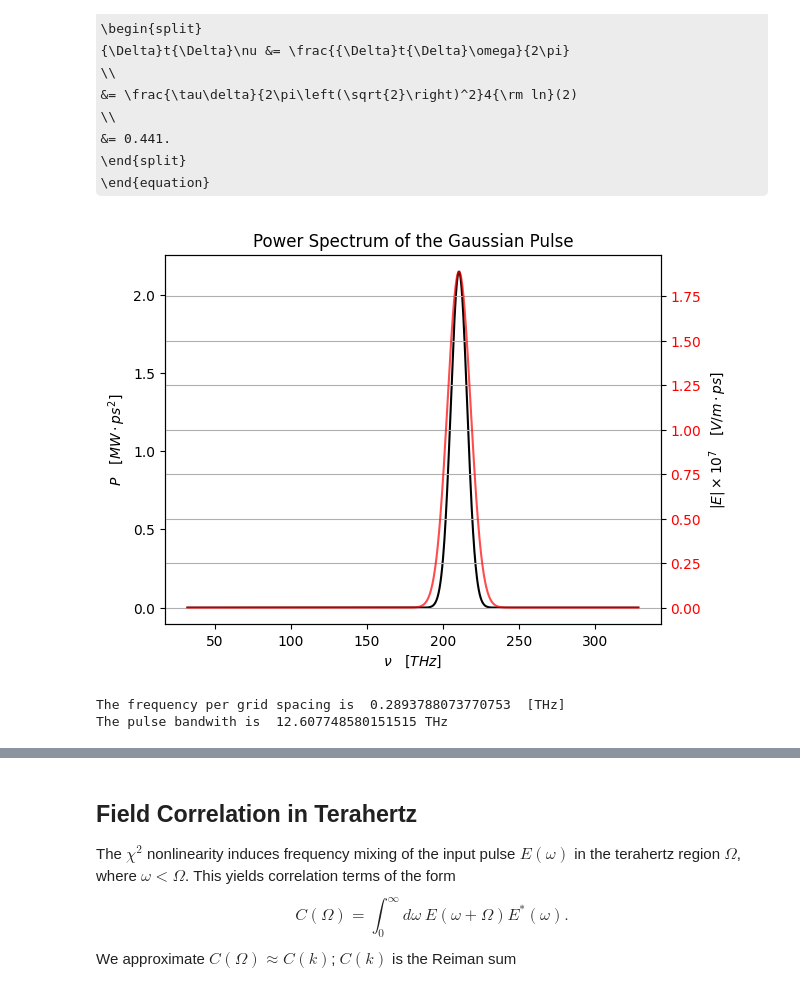
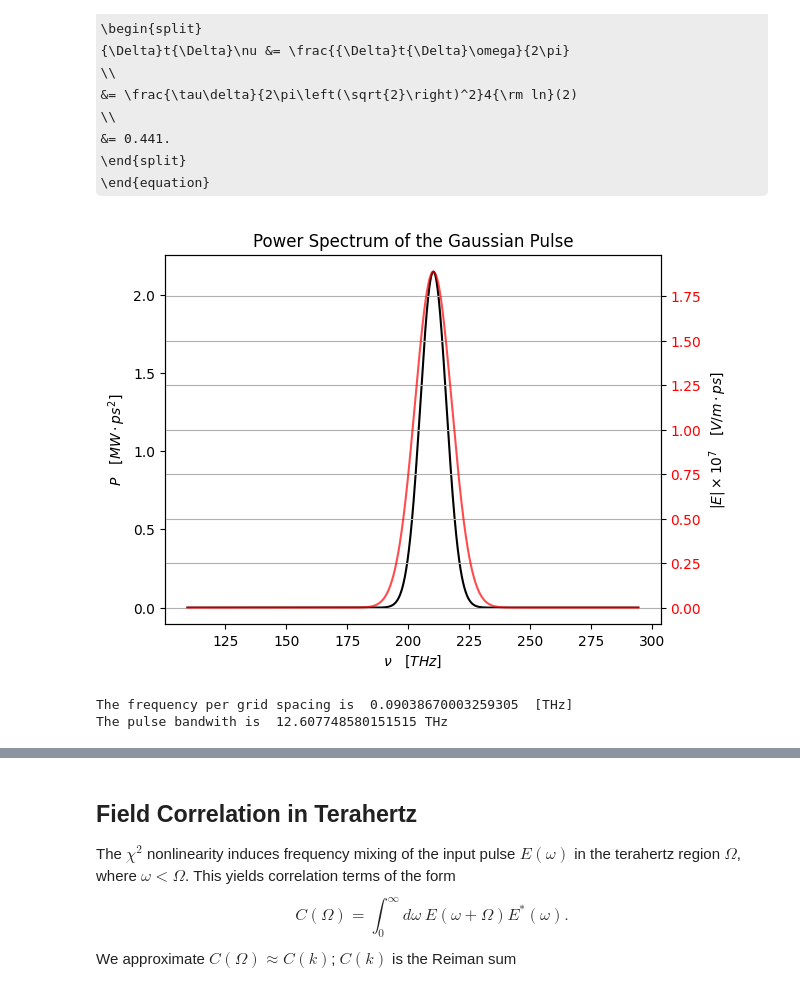
Before and after one commit to p-engel/nonlinear_optics, a Jupyter notebook: optical_rectification/analysis.ipynb, the cells around one changed output, grey strips where cells are left out. Saved outputs shown, nothing was run; the diff lists cells and outputs as text; code cells hidden in the pictures; some formulas as TeX source.

```diff
--- a/optical_rectification/analysis.ipynb
+++ b/optical_rectification/analysis.ipynb
@@ -84,10 +84,13 @@ where
 fig, (ax, ax1) = plt.subplots(1, 2, figsize=(14, 5))
 
 # initialize Gaussian
-f0 = c_thz / 1425e-9  # [THz]
-t_fwhm = 35e-3 # [ps]
+lam0 = 1425e-9                                            # [nm]
+f0 = c_thz / lam0                                         # [THz]
+t_fwhm = 35e-3                                            # [ps]
 b0 = 2 / ( np.sqrt(2*np.log(2)) ) * 1e-3
-g = definitions.Gaussian(freq=f0, duration=t_fwhm, waist=b0, Nr=40)
+pulse = definitions.Gaussian(
+    freq=f0, duration=t_fwhm, waist=b0, Nr=40, Nw=2**11
+)
 
 # domain
 r = np.linspace(-4e-3, 4e-3, 300)
@@ -95,7 +98,7 @@ r_pos = r[r >= 0]
 z = np.linspace(-15e-6, 15e-6, 1000)
 Z, R = np.meshgrid(z, r)
 
-E = g.amplitude(R, Z) * np.exp(1j * g.k0 * Z)
+E = pulse.amplitude(r=R, z=Z) * np.exp(1j * pulse.k0 * Z)
 vmax = np.max(np.abs(E))
 im = ax.imshow(
     abs(np.real(E)),
@@ -111,12 +114,12 @@ ax.set_ylabel('r [mm]')
 ax.set_title('Gaussian Beam Electric Field')
 plt.colorbar(
     im, ax=ax,
-    label=r'$\vert {\rm Re}\{E_0\} \vert \quad [V/m]$'
+    label=r'$\vert {\rm Re}\{E\} \vert \quad [V/m]$'
 )
 
 # --- Gaussian envelope at z=0 ---
-I0 = abs( g.amplitude(r_pos, 0) )**2 / (2 * 377)
-P = I0 * (np.pi * g.waist0**2 / 2)
+I0 = abs( pulse.amplitude(r_pos, 0) )**2 / (2 * 377)
+P = I0 * (np.pi * pulse.waist0**2 / 2)
 ax1.plot(r_pos*1e3, P*1e-9, 'r')
 ax1.set_ylabel(r"$P_{\rm peak}(r, z=0) \quad [GW]$")
 ax1.set_title("Gaussian beam envelope at z=0")
@@ -126,7 +129,7 @@ ax1.set_xlim([0, max(r_pos*1e3)])
 plt.tight_layout()
 plt.show()
 
-print("The peak power is ", g.peak_power*1e-9, " [GW]")
+print("The peak power is ", pulse.peak_power*1e-9, " [GW]")
 # %% [output]
 [figure]
 The peak power is  4.858232784132483  [GW]
@@ -207,35 +210,35 @@ These results yield the well known time-bandwidth product of a Fourier transform
 # %%
 # Visualize Power spectrum
 
 fig2, ax2 = plt.subplots(figsize=(6.4, 4.8))
 
-E_w = g.field_w(0)
-P_spec = ( np.pi * g.waist0**2 / 2 ) * np.abs(E_w)**2 / (2*Z0)
+Ew = pulse.field_w()
+P_spec = ( np.pi * pulse.waist0**2 / 2 ) * np.abs(Ew)**2 / (2*Z0)
 
-nu = g.w/(2*np.pi)
+nu = pulse.w/(2*np.pi)
 ax2.plot(nu, P_spec[0, :]*1e-6, 'k')
 ax2.set_title("Power Spectrum of the Gaussian Pulse")
 ax2.set_xlabel(r"$\nu \quad [THz]$")
 ax2.set_ylabel(r"$P \quad [MW \cdot ps^2]$")
 ax2.tick_params(axis='y', labelcolor='k')
 ax3 = ax2.twinx()
-ax3.plot(nu, abs(E_w[0, :])*1e-7, 'r', alpha=0.7)
+ax3.plot(nu, abs(Ew[0, :])*1e-7, 'r', alpha=0.7)
 ax3.set_ylabel(r"$|E| \times 10^{7} \quad [V/m\cdot ps]$")
 ax3.tick_params(axis='y',labelcolor='r')
 plt.grid(True)
 plt.show()
 
-dw = abs(g.w[1] - g.w[0])                     # freq per grid spacing
+dw = abs(pulse.w[1] - pulse.w[0])                     # freq per grid spacing
 w_fwhm = (
-    g.delta *
+    pulse.delta *
     np.sqrt(2*np.log(2)) / (2 * np.pi)
 )
 print(
     "The frequency per grid spacing is ",
     dw/(2*np.pi), " [THz]"
 )
 print("The pulse bandwith is ", w_fwhm, "THz")
 # %% [output]
-[figure, old version]
+[figure, new version]
-The frequency per grid spacing is  0.2893788073770753  [THz]
+The frequency per grid spacing is  0.09038670003259305  [THz]
 The pulse bandwith is  12.607748580151515 THz
```
Also changed, not shown: parts of 24 cells of this notebook, 2 other files.
